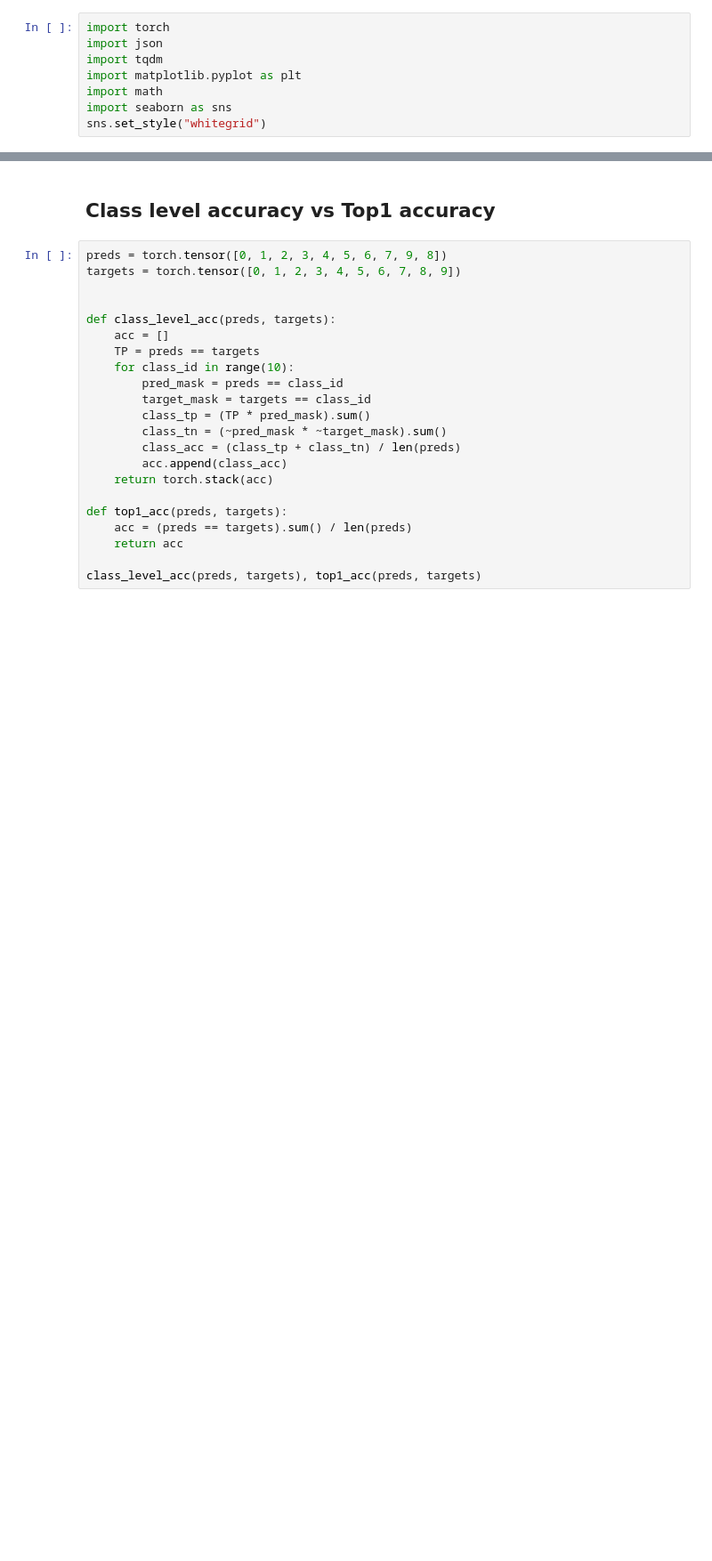
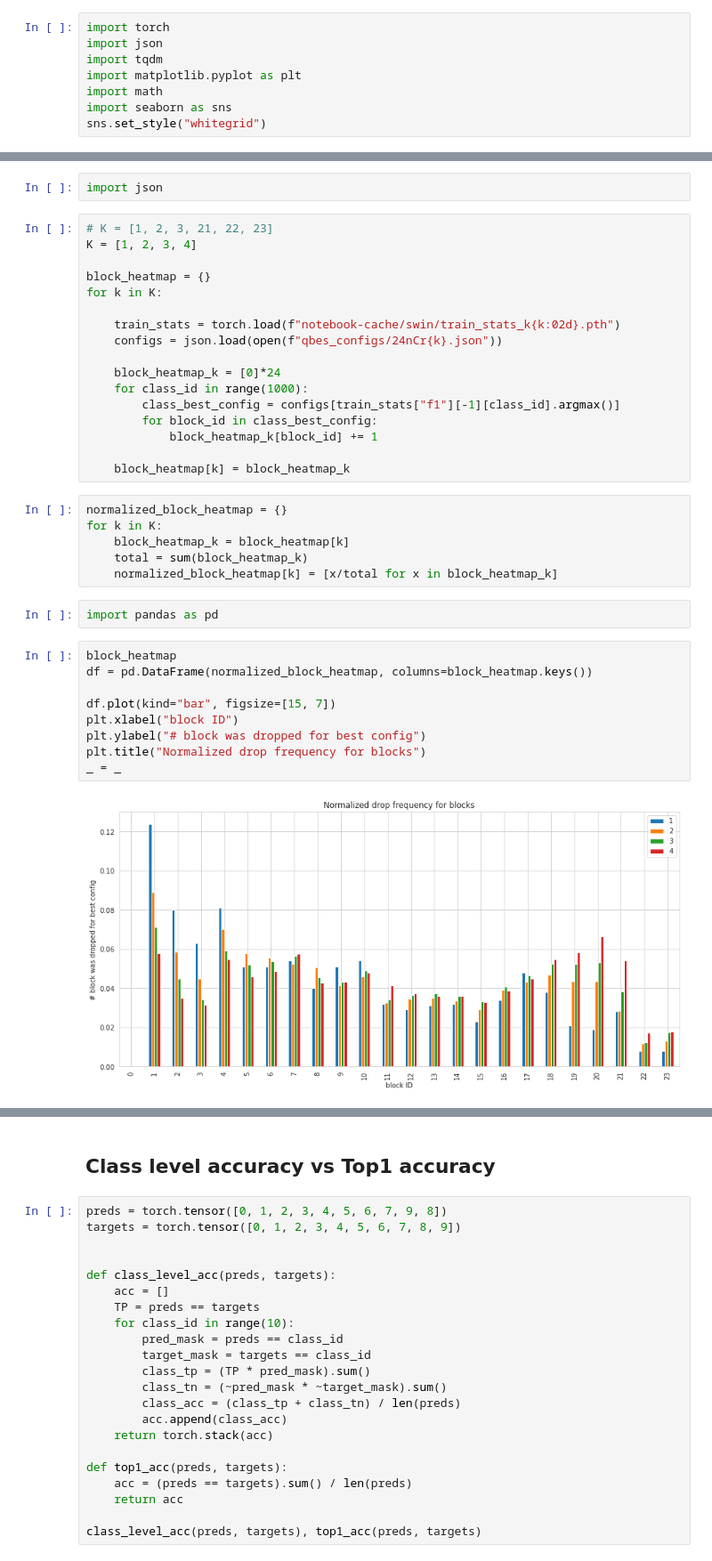
Before and after one commit to botcs/qbes, a Jupyter notebook: imagenet-exp/surrogate-metric-check.ipynb, the cells around one changed output, grey strips where cells are left out. Shown at 89% size. Drawn from its saved outputs; the diff is of its cells as text; blank space fills up the shorter version.

```diff
--- a/imagenet-exp/surrogate-metric-check.ipynb
+++ b/imagenet-exp/surrogate-metric-check.ipynb
@@ -384,0 +336,38 @@ for k in range(17):
+# %%
+import json
+# %%
+# K = [1, 2, 3, 21, 22, 23]
+K = [1, 2, 3, 4]
+
+block_heatmap = {}
+for k in K:
+
+    train_stats = torch.load(f"notebook-cache/swin/train_stats_k{k:02d}.pth")
+    configs = json.load(open(f"qbes_configs/24nCr{k}.json"))
+
+    block_heatmap_k = [0]*24
+    for class_id in range(1000):
+        class_best_config = configs[train_stats["f1"][-1][class_id].argmax()]
+        for block_id in class_best_config:
+            block_heatmap_k[block_id] += 1
+
+    block_heatmap[k] = block_heatmap_k
+# %%
+normalized_block_heatmap = {}
+for k in K:
+    block_heatmap_k = block_heatmap[k]
+    total = sum(block_heatmap_k)
+    normalized_block_heatmap[k] = [x/total for x in block_heatmap_k]
+# %%
+import pandas as pd
+# %%
+block_heatmap
+df = pd.DataFrame(normalized_block_heatmap, columns=block_heatmap.keys())
+
+df.plot(kind="bar", figsize=[15, 7])
+plt.xlabel("block ID")
+plt.ylabel("# block was dropped for best config")
+plt.title("Normalized drop frequency for blocks")
+_ = _
+# %% [output]
+[figure, added]
```
Also changed, not shown: parts of 39 cells of this notebook, 1 other file.
